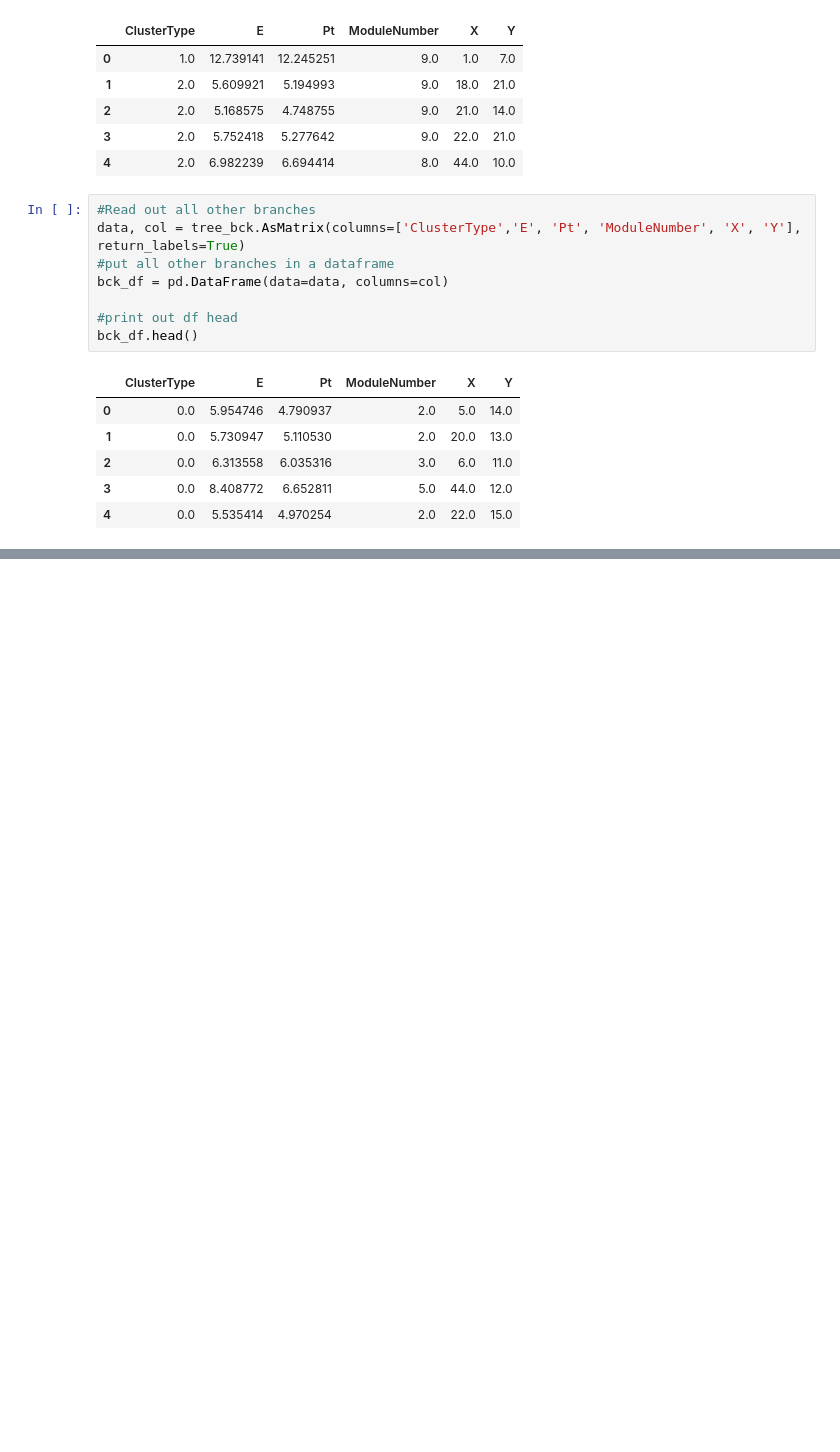
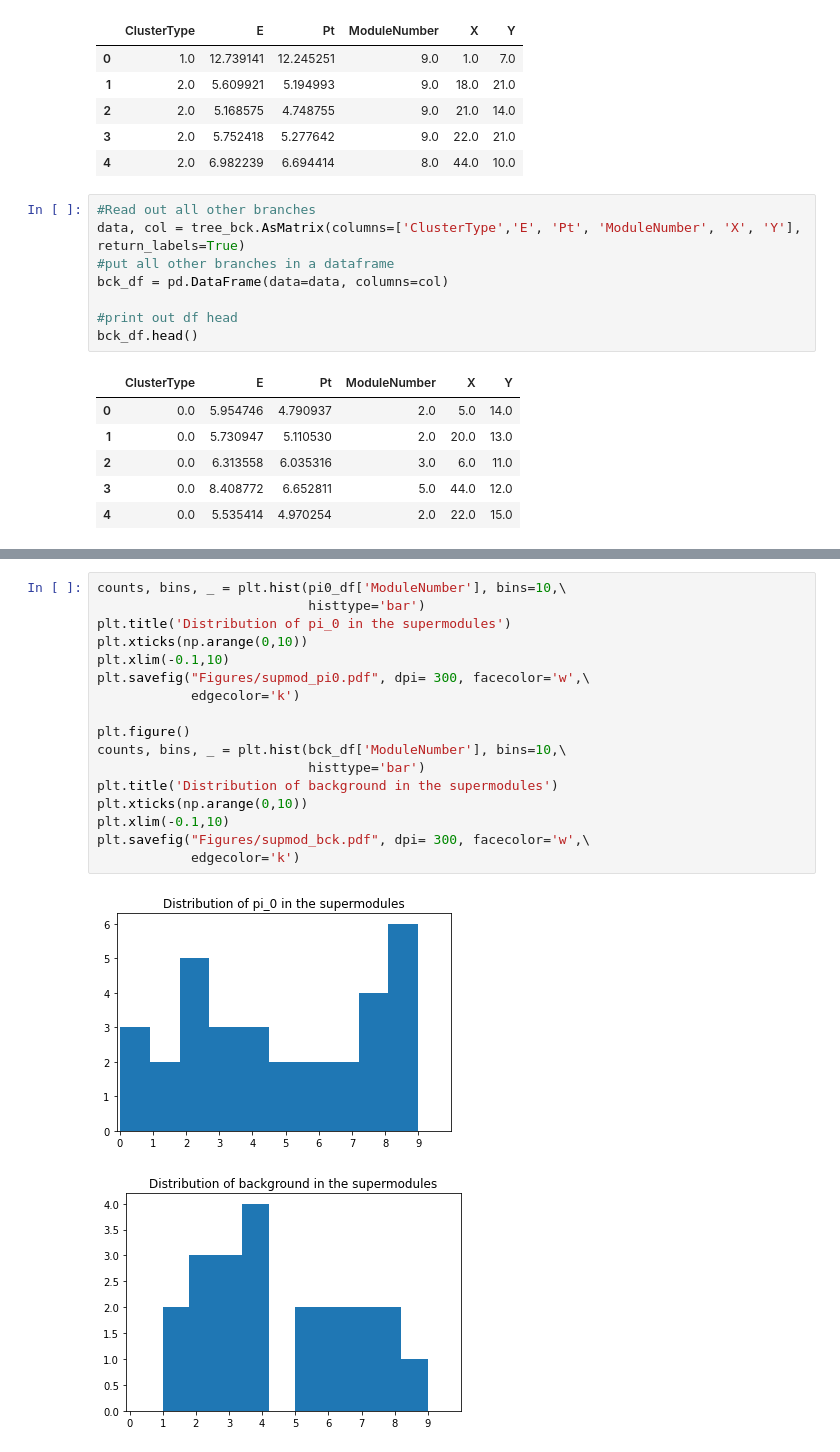
Before and after one commit to jhonerma/ML-Notebooks, a Jupyter notebook: DataQA/ROOT_test.ipynb, the cells around one changed output, grey strips where cells are left out. Cells and saved outputs as stored; diff of their text form; blank space fills up the shorter version.

```diff
--- a/DataQA/ROOT_test.ipynb
+++ b/DataQA/ROOT_test.ipynb
@@ -146 +154,21 @@ plt.xlim(0.5,3.5)
+# %%
+counts, bins, _ = plt.hist(pi0_df['ModuleNumber'], bins=10,\
+                           histtype='bar')
+plt.title('Distribution of pi_0 in the supermodules')
+plt.xticks(np.arange(0,10))
+plt.xlim(-0.1,10)
+plt.savefig("Figures/supmod_pi0.pdf", dpi= 300, facecolor='w',\
+            edgecolor='k')
+
+plt.figure()
+counts, bins, _ = plt.hist(bck_df['ModuleNumber'], bins=10,\
+                           histtype='bar')
+plt.title('Distribution of background in the supermodules')
+plt.xticks(np.arange(0,10))
+plt.xlim(-0.1,10)
+plt.savefig("Figures/supmod_bck.pdf", dpi= 300, facecolor='w',\
+            edgecolor='k')
+# %% [output]
+[figure, added]
+[figure, added]
 # %%
```
Also changed, not shown: parts of 10 cells of this notebook, 1 other file.
